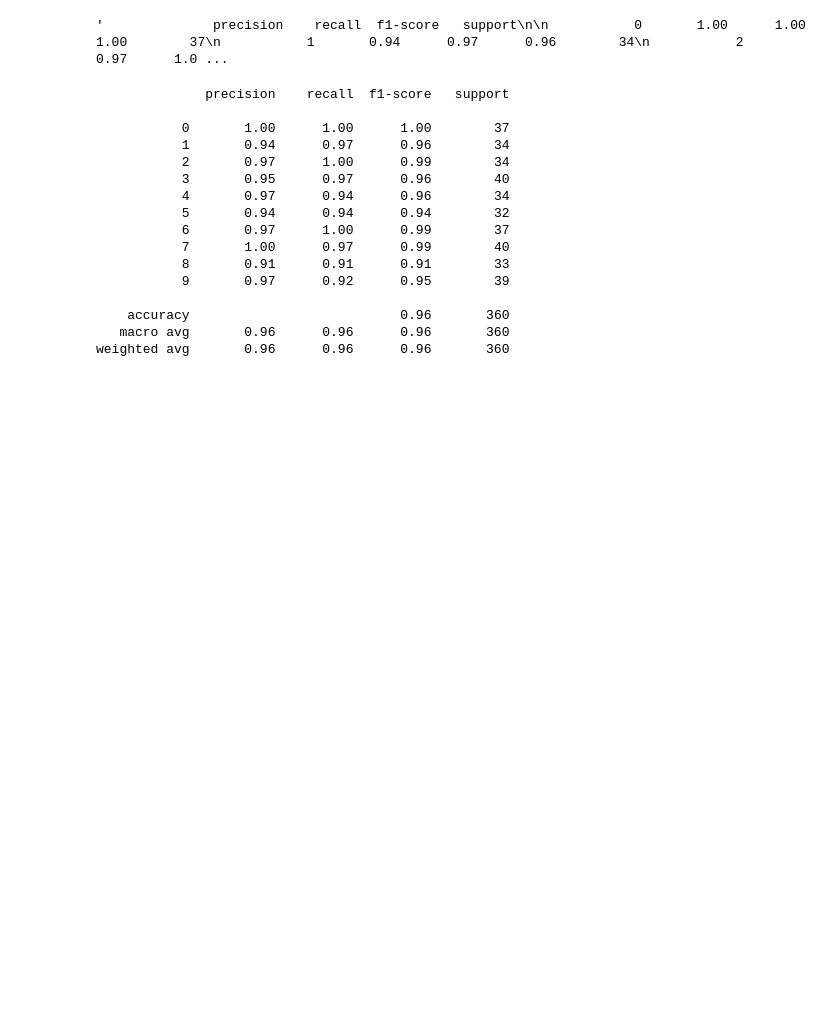
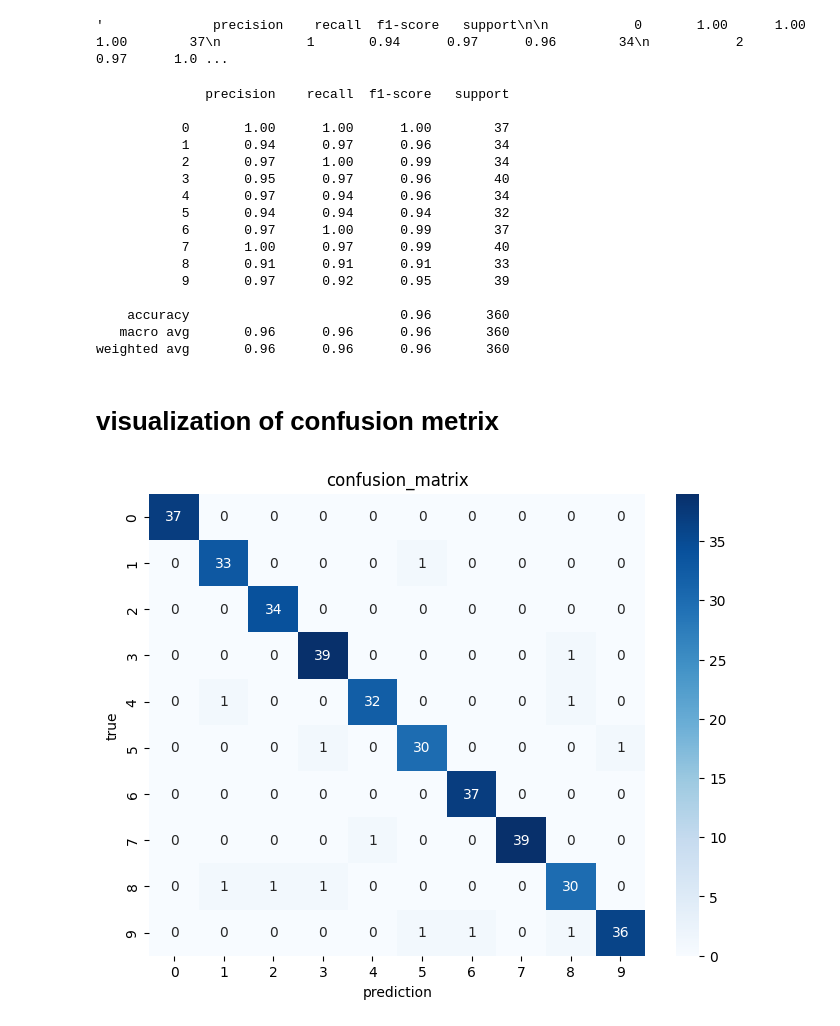
Before and after one commit to Ashumehta1/knn_practices, a Jupyter notebook: knn_digits.ipynb, the cells around one changed output. Cells and saved outputs as stored; diff of their text form; code cells hidden in the pictures; blank space fills up the shorter version.

Commit message:
confusion metrix

```diff
--- a/knn_digits.ipynb
+++ b/knn_digits.ipynb
@@ -124,3 +124,21 @@ print(classification_report(y_test,y_pridict))
     accuracy                           0.96       360
    macro avg       0.96      0.96      0.96       360
 weighted avg       0.96      0.96      0.96       360
+# %% [markdown]
+# visualization of confusion metrix
+# %%
+con_m=confusion_matrix(y_test,y_pridict)
+plt.figure(figsize=(8,6))
+sns.heatmap(con_m,
+            annot=True,#annot=True means write the number inside the box
+            fmt="d", #format number as integer insted of float
+            cmap="Blues",# color map (light->dark blue)
+            #xticklabels=digits.target_names, #labels of x-axis (predicted class)
+            #yticklabels=digits.target_names) # label of y-axis (true class)
+)
+plt.xlabel("prediction")
+plt.ylabel("true")
+plt.title("confusion_matrix")
+plt.show()
+# %% [output]
+[figure, added]
```
Also changed, not shown: parts of 2 cells of this notebook.
